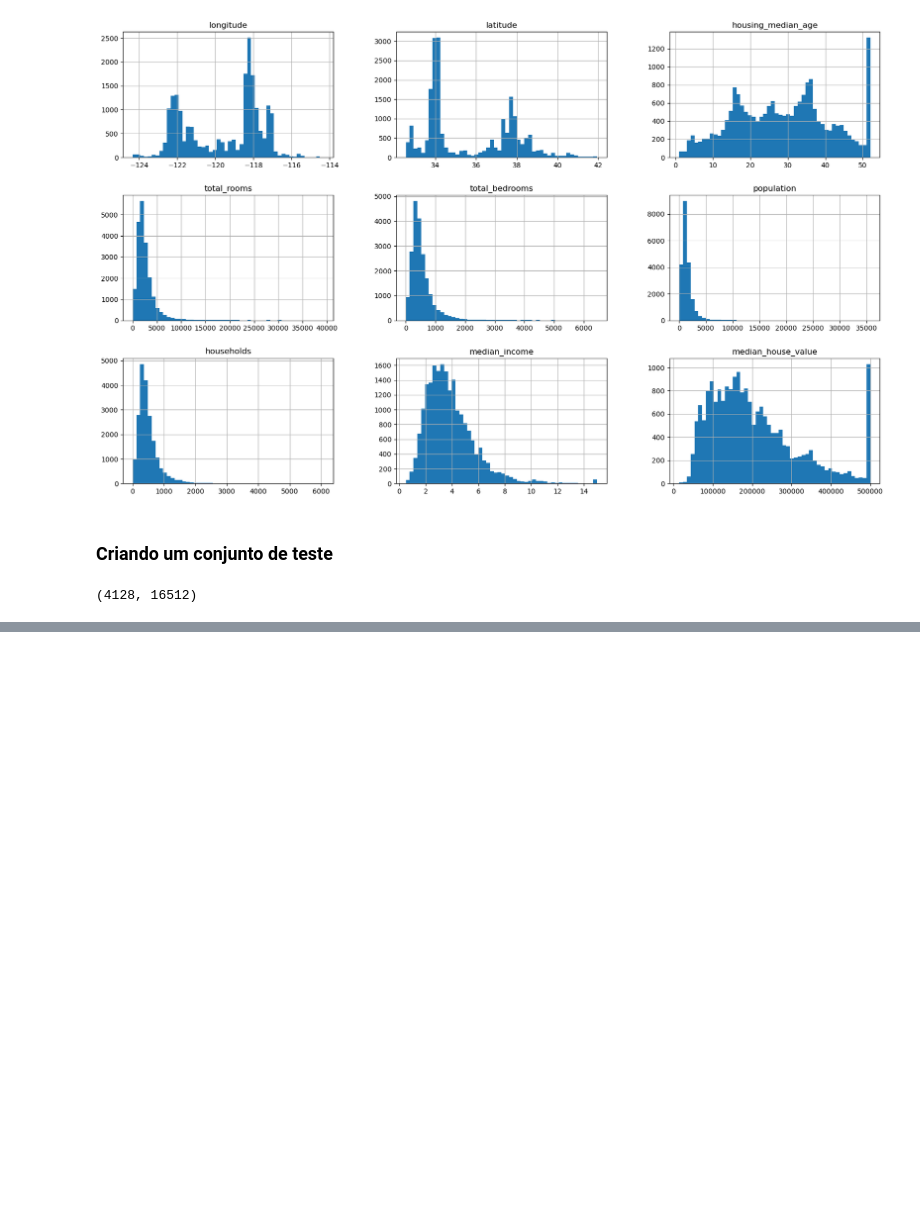
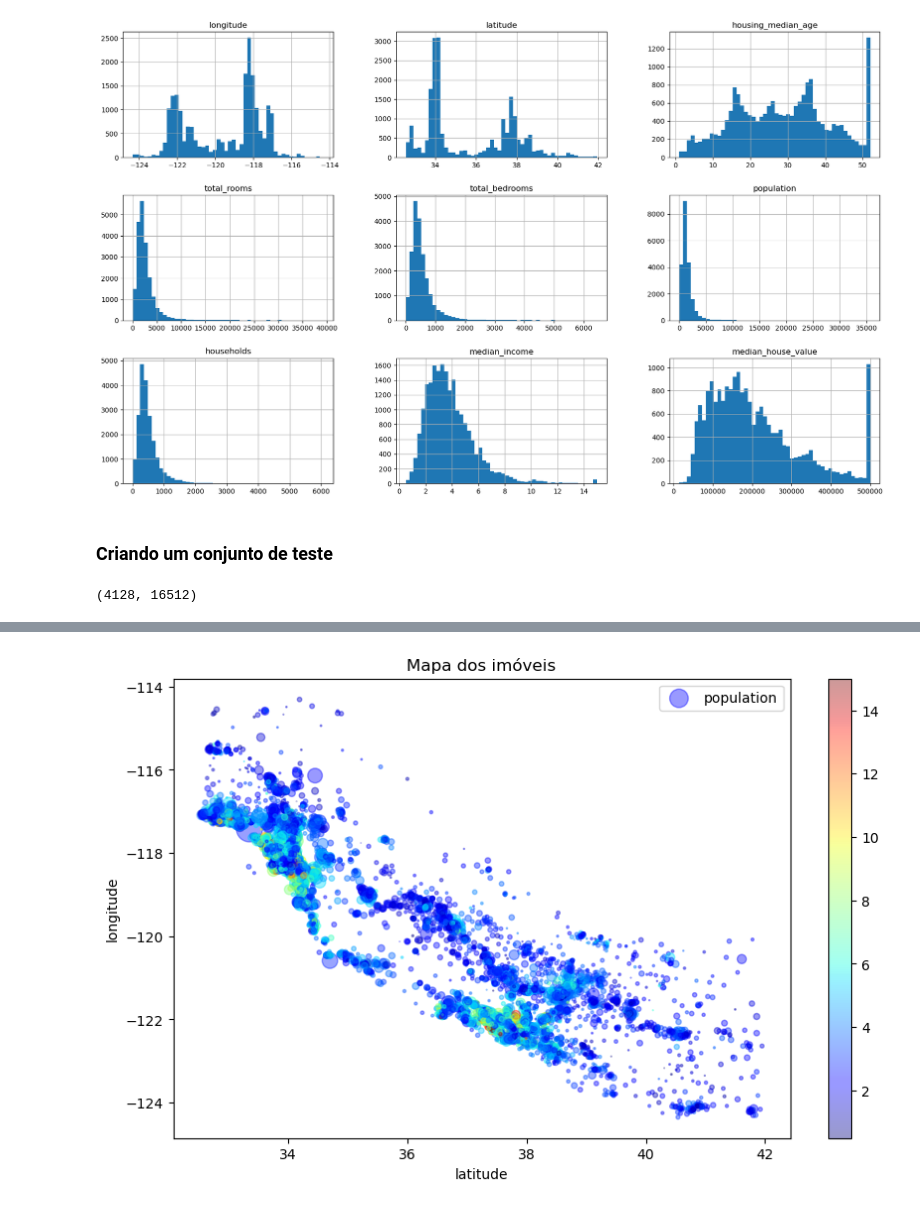
Before and after one commit to magyar1998/ml-hands-on-book, a Jupyter notebook: Capitulo2/src/Housing.ipynb, the cells around one changed output, grey strips where cells are left out. Cells and saved outputs as stored; diff of their text form; code cells hidden in the pictures; blank space fills up the shorter version.

```diff
--- a/Capitulo2/src/Housing.ipynb
+++ b/Capitulo2/src/Housing.ipynb
@@ -163,0 +233,2 @@ pausa pg 72
+# %%
+housing_exp = strat_train.copy()
@@ -163,0 +251,11 @@ pausa pg 72
+# %%
+plt.figure(figsize=(10,6))
+plt.scatter(housing_exp['latitude'], housing_exp['longitude'], alpha=0.4, s=housing_exp['population']/100, label ='population', c=housing_exp['median_income'], cmap=plt.get_cmap("jet"))
+plt.colorbar()
+plt.legend()
+plt.xlabel('latitude')
+plt.ylabel('longitude')
+plt.title('Mapa dos imóveis')
+plt.show()
+# %% [output]
+[figure, added]
```
Also changed, not shown: parts of 30 cells of this notebook.
